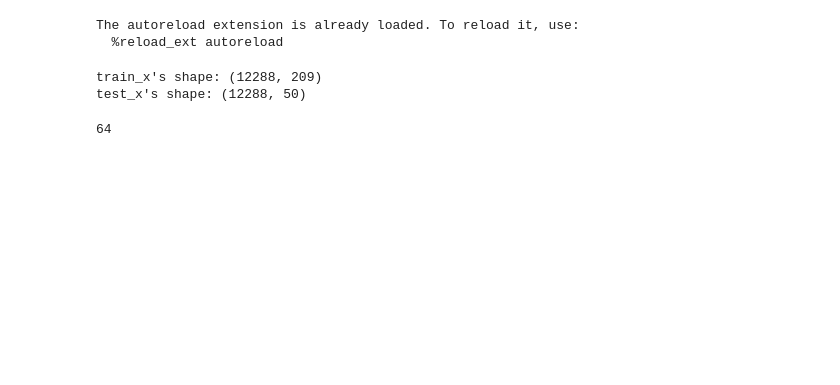
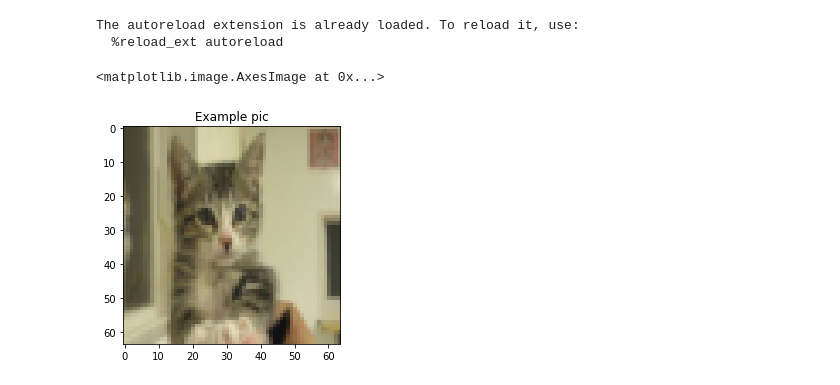
Before and after one commit to mattroz/ml-sandbox, a Jupyter notebook: deep_learning/deep_neural_network/deep_NN_test.ipynb, the cells around one changed output. Drawn from its saved outputs; the diff is of its cells as text; code cells hidden in the pictures; blank space fills up the shorter version.

```diff
--- a/deep_learning/deep_neural_network/deep_NN_test.ipynb
+++ b/deep_learning/deep_neural_network/deep_NN_test.ipynb
@@ -25,21 +24,46 @@ train_x_orig, train_y, test_x_orig, test_y, classes = load_h5_data()
-# %%
-m_train = train_x_orig.shape[0]
-num_px = train_x_orig.shape[1]
-m_test = test_x_orig.shape[0]
-
-# Reshape the training and test examples
-train_x_flatten = train_x_orig.reshape(train_x_orig.shape[0], -1).T   # The "-1" makes reshape flatten the remaining dimensions
-test_x_flatten = test_x_orig.reshape(test_x_orig.shape[0], -1).T
-
-# Standardize data to have feature values between 0 and 1.
-train_x = train_x_flatten/255.
-test_x = test_x_flatten/255.
-
-print ("train_x's shape: " + str(train_x.shape))
-print ("test_x's shape: " + str(test_x.shape))
-num_px
-# %% [output]
-train_x's shape: (12288, 209)
-test_x's shape: (12288, 50)
-64
+# %%
+def load_jpeg_dataset(N):
+    Y = np.array([])#, dtype=np.int64).reshape((num_px*num_px*3,1))
+    X = np.empty((num_px*num_px*3,1))
+
+    dataset_dir = '/home/matt/work/dev/ml/datasets/cats_and_dogs/'
+    counter = 0
+    # Fill classes array: 1 m_px* cat, 0 - dog
+    for _file in os.listdir(dataset_dir + 'train/'):
+        if counter >= N:
+            break
+        filename, ext = os.path.splitext(_file)
+
+        # Set labels
+        _class = 1 if filename.startswith('cat') else 0
+        Y = np.append(Y, _class)
+
+        # Get image and resize it
+        fname = dataset_dir + 'train/' + filename+ext
+        image = np.array(ndimage.imread(fname, flatten=False))
+        image = scipy.misc.imresize(image, size=(num_px,num_px)).reshape((num_px*num_px*3,1))
+
+        X = np.hstack((X, image/256))
+        counter += 1
+
+    # Delete the first element which was added due to shapes mismatching
+    X = np.delete(X, 0, 1)
+
+    # Reshape Y to the form of (1, m)
+    Y = Y.reshape((1, Y.shape[0]))
+
+    # Train/test split
+    test_len = N//3
+    train_len = N - test_len
+    X_train, X_test = X[:, :train_len], X[:, train_len:]
+    Y_train, Y_test = Y[:, :train_len], Y[:, train_len:]
+
+    return X_train, X_test, Y_train, Y_test
+# %%
+X_train, X_test, Y_train, Y_test = load_jpeg_dataset(5000)
+plt.title('Example pic')
+plt.imshow(X_train[:,11].reshape(64,64,3), interpolation='nearest')
+# %% [output]
+<matplotlib.image.AxesImage at 0x...>
+[figure, added]
 # %%
```
Also changed, not shown: parts of 7 cells of this notebook.
